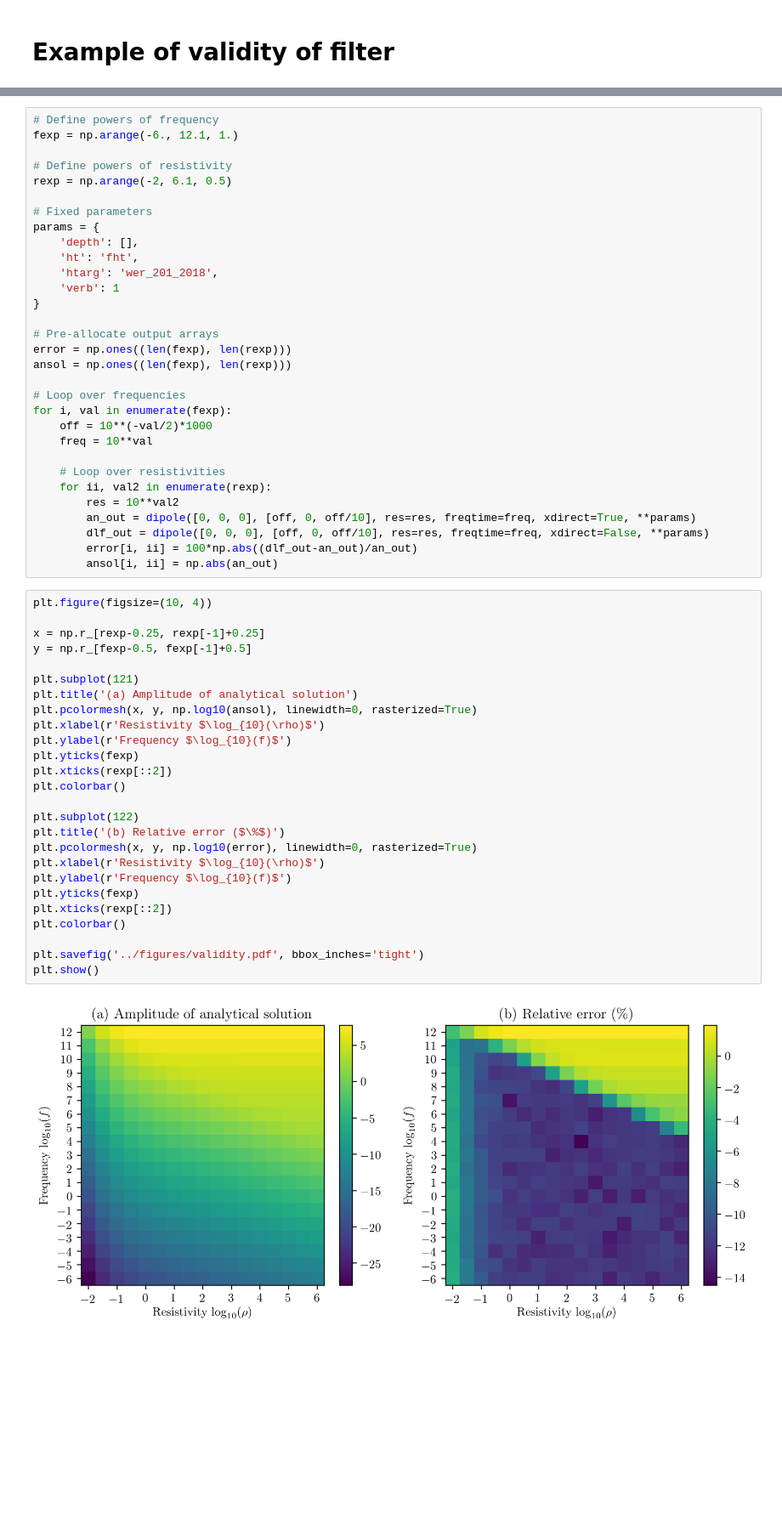
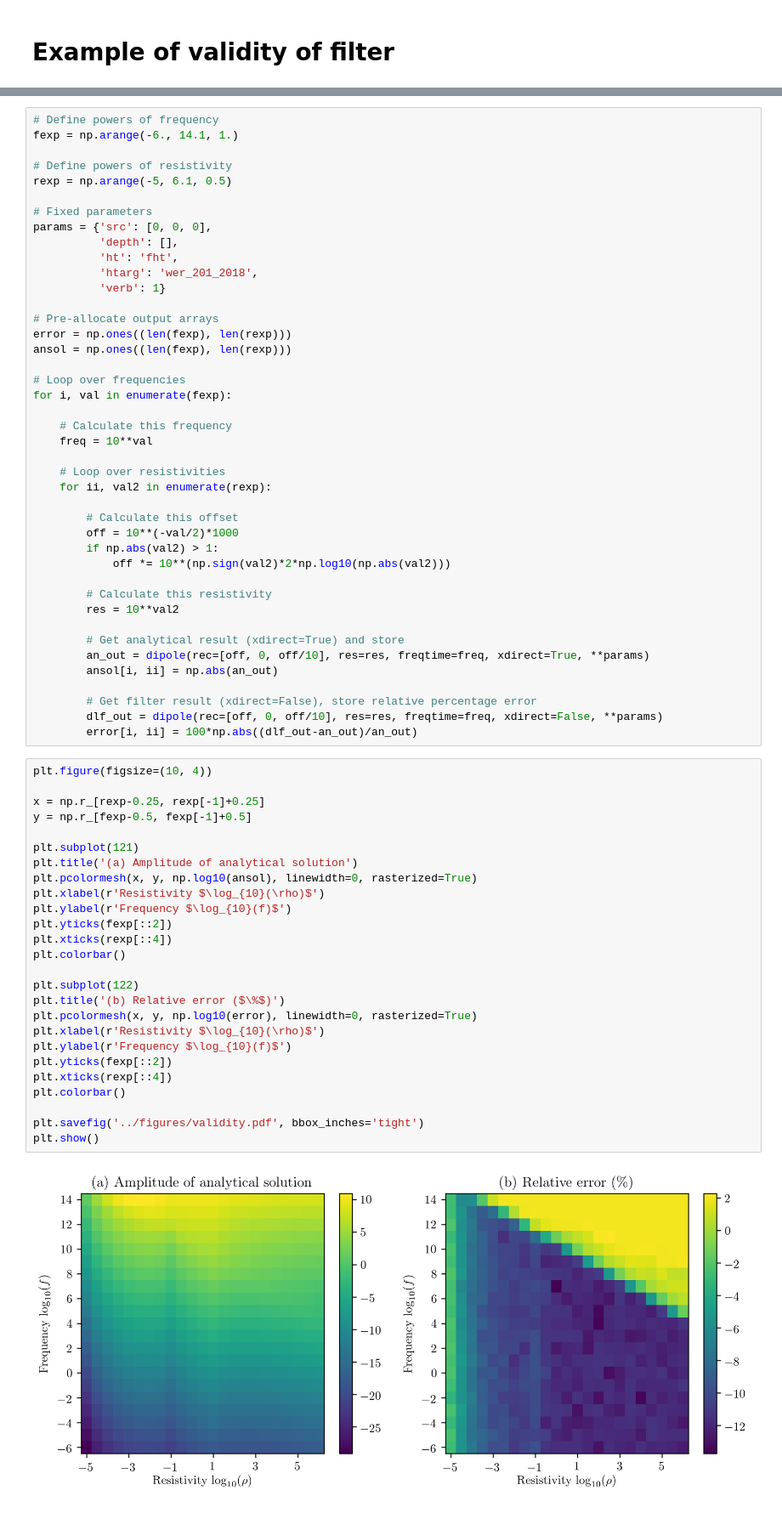
Before and after one commit to emsig/article-fdesign, a Jupyter notebook: notebooks/Figure-Validity.ipynb, the cells around one changed output, grey strips where cells are left out. Shown at 85% size. Saved outputs shown, nothing was run; the diff lists cells and outputs as text; blank space fills up the shorter version.

Commit message:
Improve validity-plot

```diff
--- a/notebooks/Figure-Validity.ipynb
+++ b/notebooks/Figure-Validity.ipynb
@@ -16,18 +17,17 @@ plt.rcParams['font.family'] = 'serif'
 plt.rcParams['font.style'] = 'normal'
 # %%
 # Define powers of frequency
-fexp = np.arange(-6., 12.1, 1.)
+fexp = np.arange(-6., 14.1, 1.)
 
 # Define powers of resistivity
-rexp = np.arange(-2, 6.1, 0.5)
+rexp = np.arange(-5, 6.1, 0.5)
 
 # Fixed parameters
-params = {
-    'depth': [],
-    'ht': 'fht',
-    'htarg': 'wer_201_2018',
-    'verb': 1
-}
+params = {'src': [0, 0, 0],
+          'depth': [],
+          'ht': 'fht',
+          'htarg': 'wer_201_2018',
+          'verb': 1}
 
 # Pre-allocate output arrays
 error = np.ones((len(fexp), len(rexp)))
@@ -35,44 +35,56 @@ ansol = np.ones((len(fexp), len(rexp)))
 
 # Loop over frequencies
 for i, val in enumerate(fexp):
-    off = 10**(-val/2)*1000
+
+    # Calculate this frequency
     freq = 10**val
 
     # Loop over resistivities
     for ii, val2 in enumerate(rexp):
+
+        # Calculate this offset
+        off = 10**(-val/2)*1000
+        if np.abs(val2) > 1:
+            off *= 10**(np.sign(val2)*2*np.log10(np.abs(val2)))
+
+        # Calculate this resistivity
         res = 10**val2
-        an_out = dipole([0, 0, 0], [off, 0, off/10], res=res, freqtime=freq, xdirect=True, **params)
-        dlf_out = dipole([0, 0, 0], [off, 0, off/10], res=res, freqtime=freq, xdirect=False, **params)
+
+        # Get analytical result (xdirect=True) and store
+        an_out = dipole(rec=[off, 0, off/10], res=res, freqtime=freq, xdirect=True, **params)
+        ansol[i, ii] = np.abs(an_out)
+
+        # Get filter result (xdirect=False), store relative percentage error
+        dlf_out = dipole(rec=[off, 0, off/10], res=res, freqtime=freq, xdirect=False, **params)
         error[i, ii] = 100*np.abs((dlf_out-an_out)/an_out)
-        ansol[i, ii] = np.abs(an_out)
 # %%
 plt.figure(figsize=(10, 4))
 
 x = np.r_[rexp-0.25, rexp[-1]+0.25]
 y = np.r_[fexp-0.5, fexp[-1]+0.5]
 
 plt.subplot(121)
 plt.title('(a) Amplitude of analytical solution')
 plt.pcolormesh(x, y, np.log10(ansol), linewidth=0, rasterized=True)
 plt.xlabel(r'Resistivity $\log_{10}(\rho)$')
 plt.ylabel(r'Frequency $\log_{10}(f)$')
-plt.yticks(fexp)
-plt.xticks(rexp[::2])
+plt.yticks(fexp[::2])
+plt.xticks(rexp[::4])
 plt.colorbar()
 
 plt.subplot(122)
 plt.title('(b) Relative error ($\%$)')
 plt.pcolormesh(x, y, np.log10(error), linewidth=0, rasterized=True)
 plt.xlabel(r'Resistivity $\log_{10}(\rho)$')
 plt.ylabel(r'Frequency $\log_{10}(f)$')
-plt.yticks(fexp)
-plt.xticks(rexp[::2])
+plt.yticks(fexp[::2])
+plt.xticks(rexp[::4])
 plt.colorbar()
 
 plt.savefig('../figures/validity.pdf', bbox_inches='tight')
 plt.show()
 # %% [output]
-[figure, old version]
+[figure, new version]
 # %%
 import printinfo
 printinfo.info()
```
Also changed, not shown: parts of 2 cells of this notebook, 1 other file.
